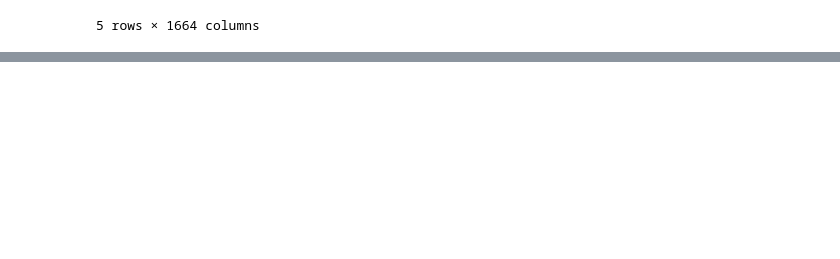
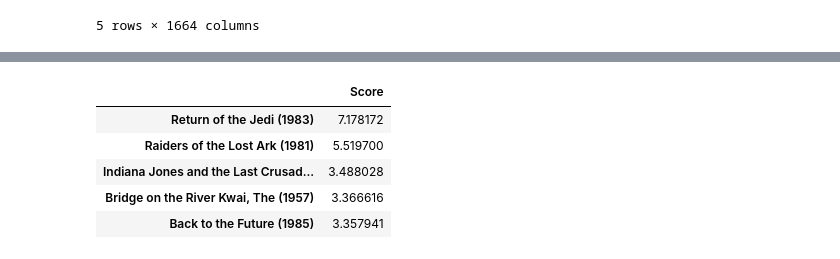
Before and after one commit to shankulvakil/Collab-Content-Filtering, a Jupyter notebook: Data Processing.ipynb, the cells around one changed output, grey strips where cells are left out. Saved outputs shown, nothing was run; the diff lists cells and outputs as text; code cells hidden in the pictures; blank space fills up the shorter version.

Commit message:
Adding Multi-User Tests & Reccs

```diff
--- a/Data Processing.ipynb
+++ b/Data Processing.ipynb
@@ -40,7 +51,7 @@ userRatings.head(10)
 #corrMatrix = userRatings.corr()
 #corrMatrix.head()
 # %%
-corrMatrix = userRatings.corr(method='pearson', min_periods=100)
+corrMatrix = train_set.corr(method='pearson', min_periods=50)
 corrMatrix.head()
 # %% [output]
 |  |  | rating |  |  |  |  | ... |
@@ -66,6 +77,5 @@ corrMatrix.head()
 | 187 (1997) | NaN | NaN | NaN | NaN | NaN | ... |
 5 rows × 1664 columns
 # %%
-myRatings = userRatings.loc[0].dropna()
-myRatings=myRatings.droplevel(level=0,axis=0)
-myRatings
+#myRatings = userRatings.loc[0].dropna()
+#myRatings=myRatings.droplevel(level=0,axis=0)
@@ -78,11 +87,16 @@ Name: 0, dtype: float64
 # %%
-simCandidates = pd.Series()
-for i in range(0,len(myRatings.index)):
-    print ("Adding sims for " + myRatings.index[i] + "...")
-    sims = corrMatrix[myRatings.index[i]].dropna()
-    sims = sims*myRatings[myRatings.index[i]]
-    simCandidates = simCandidates.append(sims)
-print ("sorting...")
-simCandidates.sort_values(inplace = True, ascending = False)
-print (simCandidates)
+
+for j in range(0,len(test_set.index)):
+    test_user = test_set.loc[test_set.index[j]].dropna()
+    print("Adding Reommendations for User "+str(test_set.index[j])+"...")
+    simCandidates = pd.Series()
+    for i in range(0,len(test_user.index)):
+        #print ("Adding sims for " + test_user.index[i] + "...")
+        sims = corrMatrix[test_user.index[i][1]].dropna()
+        sims = sims*test_user[test_user.index[i]]
+        simCandidates = simCandidates.append(sims)
+    print ("sorting...")
+    simCandidates = simCandidates.groupby(level=0).sum()
+    simCandidates.sort_values(inplace = True, ascending = False)
+    print (simCandidates)
 # %% [output]
@@ -125,3 +127,12 @@ simCandidates.sort_values(["Score"],inplace=True,ascending=False)
 # %%
-for i in (0,len(myRatings.index)-1):
+for i in range(0,len(myRatings.index)):
         simCandidates = simCandidates[simCandidates.index!= myRatings.index[i]]
+# %%
+simCandidates.head()
+# %% [output]
+|  | Score |
+| Return of the Jedi (1983) | 7.178172 |
+| Raiders of the Lost Ark (1981) | 5.519700 |
+| Indiana Jones and the Last Crusad... | 3.488028 |
+| Bridge on the River Kwai, The (1957) | 3.366616 |
+| Back to the Future (1985) | 3.357941 |
```
Also changed, not shown: parts of 9 cells of this notebook.
